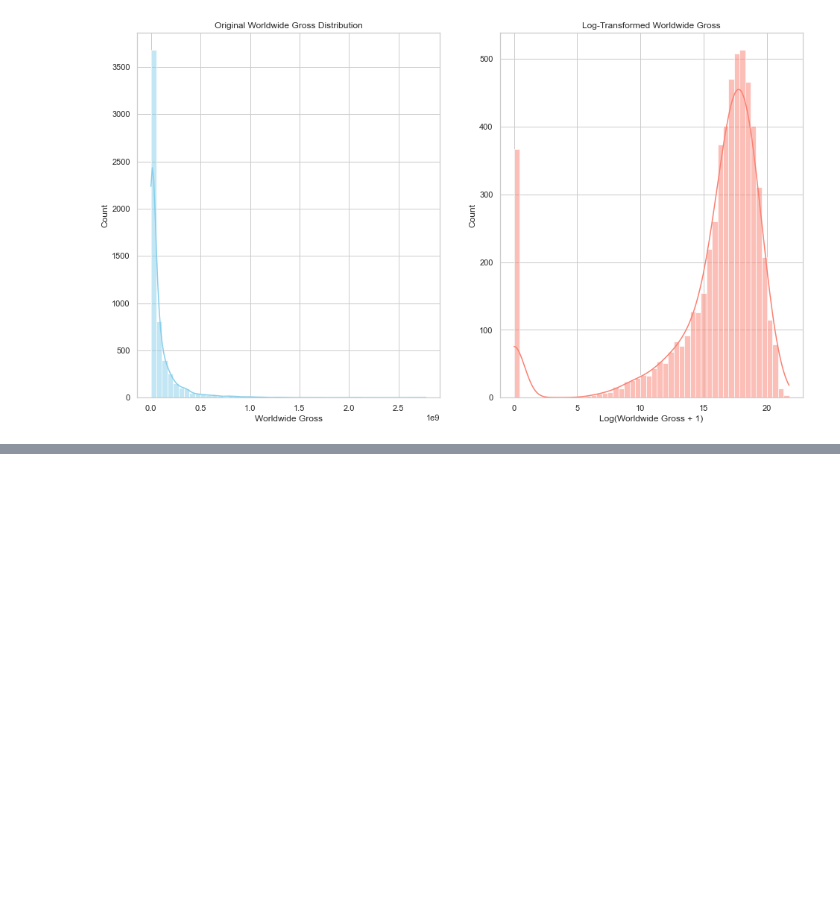
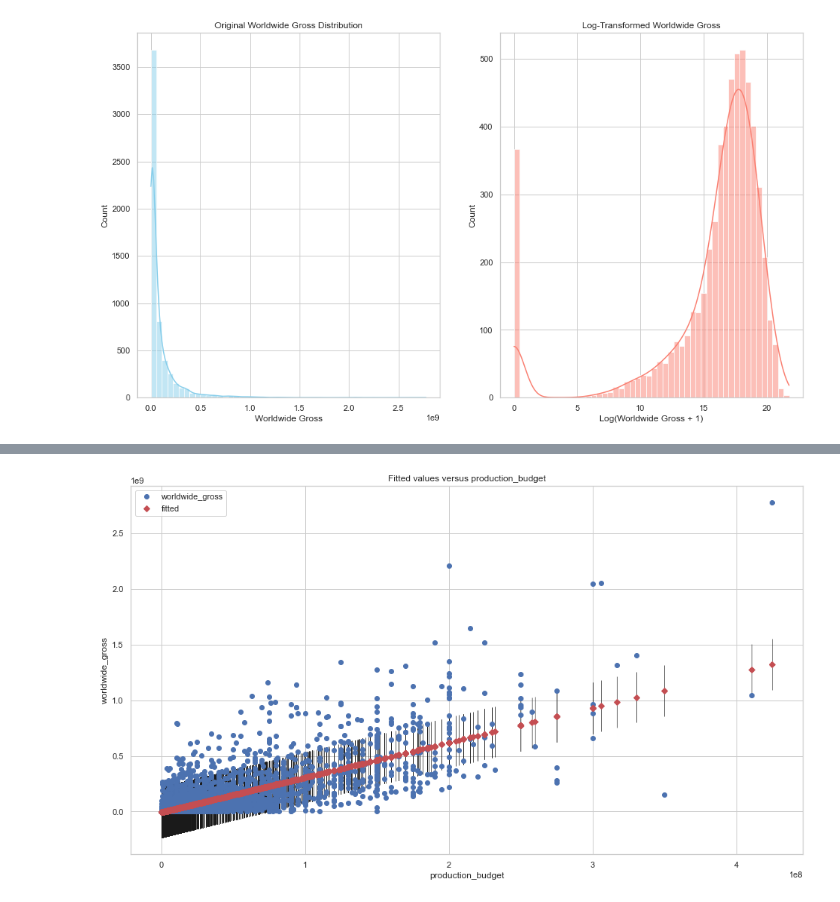
Before and after one commit to lmutua/movie-market-analysis, a Jupyter notebook: release_mon_analysis.ipynb, the cells around one changed output, grey strips where cells are left out. Cells and saved outputs as stored; diff of their text form; code cells hidden in the pictures; blank space fills up the shorter version.

```diff
--- a/release_mon_analysis.ipynb
+++ b/release_mon_analysis.ipynb
@@ -323,0 +426,4 @@ PatsyError: Error evaluating factor: NameError: name 'z_worldwide_gross' is not
+# %%
+
+results = sm.OLS(endog=budgets_df['worldwide_gross'],exog=sm.add_constant(budgets_df['production_budget'])).fit()
+print(results.summary())
@@ -323,0 +477,5 @@ PatsyError: Error evaluating factor: NameError: name 'z_worldwide_gross' is not
+# %%
+sm.graphics.plot_fit(results, "production_budget")
+plt.show()
+# %% [output]
+[figure, added]
```
Also changed, not shown: parts of 41 cells of this notebook, 4 other files.
